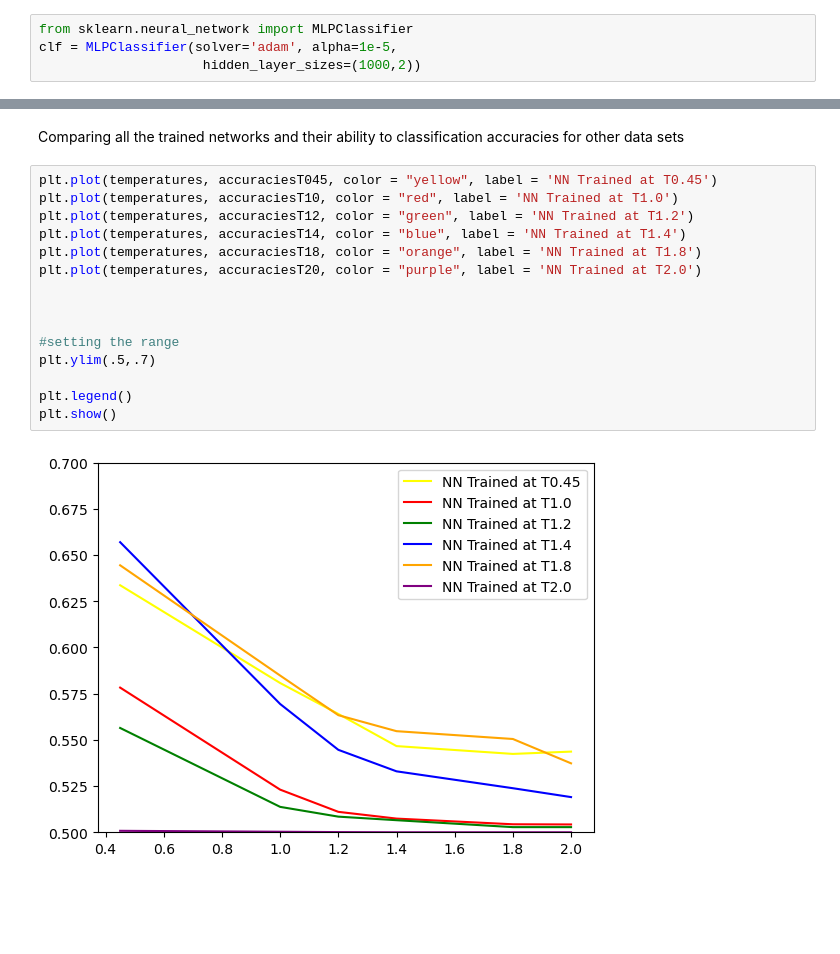
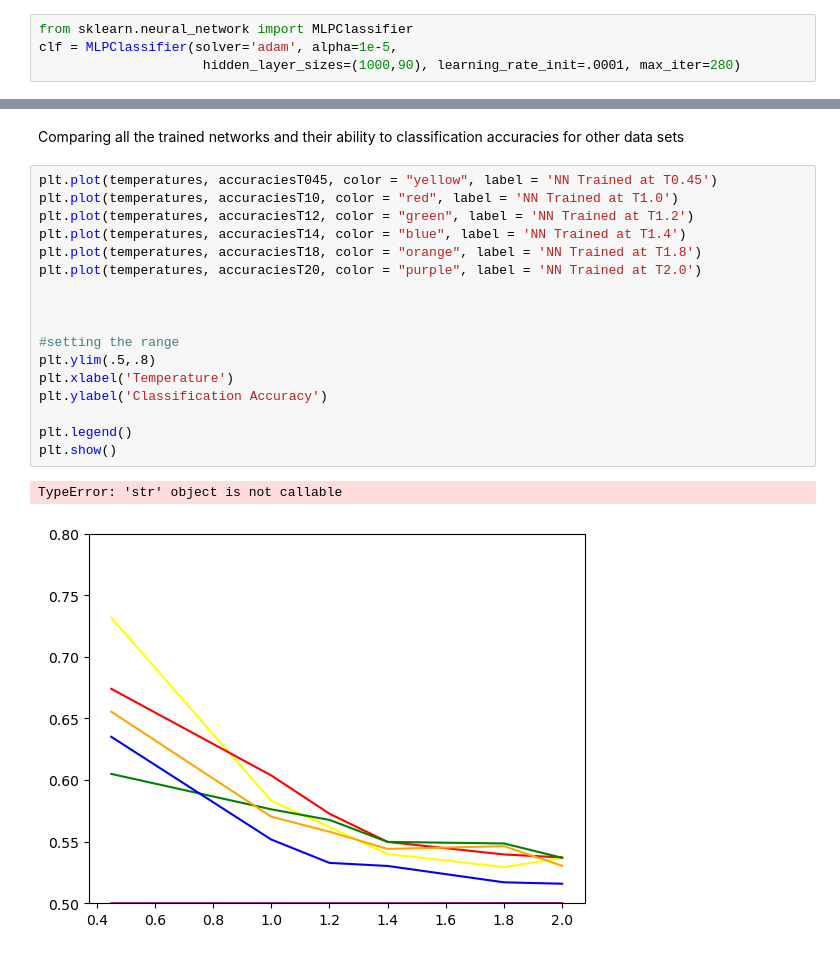
Before and after one commit to claudiaschmidt15/sussman-schmidt, a Jupyter notebook: glass-neural-network/src/trainingNN.ipynb, the cells around one changed output, grey strips where cells are left out. Drawn from its saved outputs; the diff is of its cells as text; blank space fills up the shorter version.

Commit message:
Optimizing NN Accuracy

```diff
--- a/glass-neural-network/src/trainingNN.ipynb
+++ b/glass-neural-network/src/trainingNN.ipynb
@@ -36,7 +34,7 @@ FileNotFoundError: [Errno 2] No such file or directory: '/Users/claudia/Document
 # %%
 from sklearn.neural_network import MLPClassifier
 clf = MLPClassifier(solver='adam', alpha=1e-5,
-                     hidden_layer_sizes=(1000,2))
+                     hidden_layer_sizes=(1000,90), learning_rate_init=.0001, max_iter=280)
 # %% [markdown]
 1) Training the neural network using the T0.45 data set
 # %%
@@ -361,17 +365,20 @@ Comparing all the trained networks and their ability to classification accuracie
 # %%
 plt.plot(temperatures, accuraciesT045, color = "yellow", label = 'NN Trained at T0.45')
 plt.plot(temperatures, accuraciesT10, color = "red", label = 'NN Trained at T1.0')
 plt.plot(temperatures, accuraciesT12, color = "green", label = 'NN Trained at T1.2')
 plt.plot(temperatures, accuraciesT14, color = "blue", label = 'NN Trained at T1.4')
 plt.plot(temperatures, accuraciesT18, color = "orange", label = 'NN Trained at T1.8')
 plt.plot(temperatures, accuraciesT20, color = "purple", label = 'NN Trained at T2.0')
 
 
 
 #setting the range
-plt.ylim(.5,.7)
+plt.ylim(.5,.8)
+plt.xlabel('Temperature')
+plt.ylabel('Classification Accuracy')
 
 plt.legend()
 plt.show()
 # %% [output]
+TypeError: 'str' object is not callable
-[figure, old version]
+[figure, new version]
```
Also changed, not shown: parts of 18 cells of this notebook, 1 other file.
